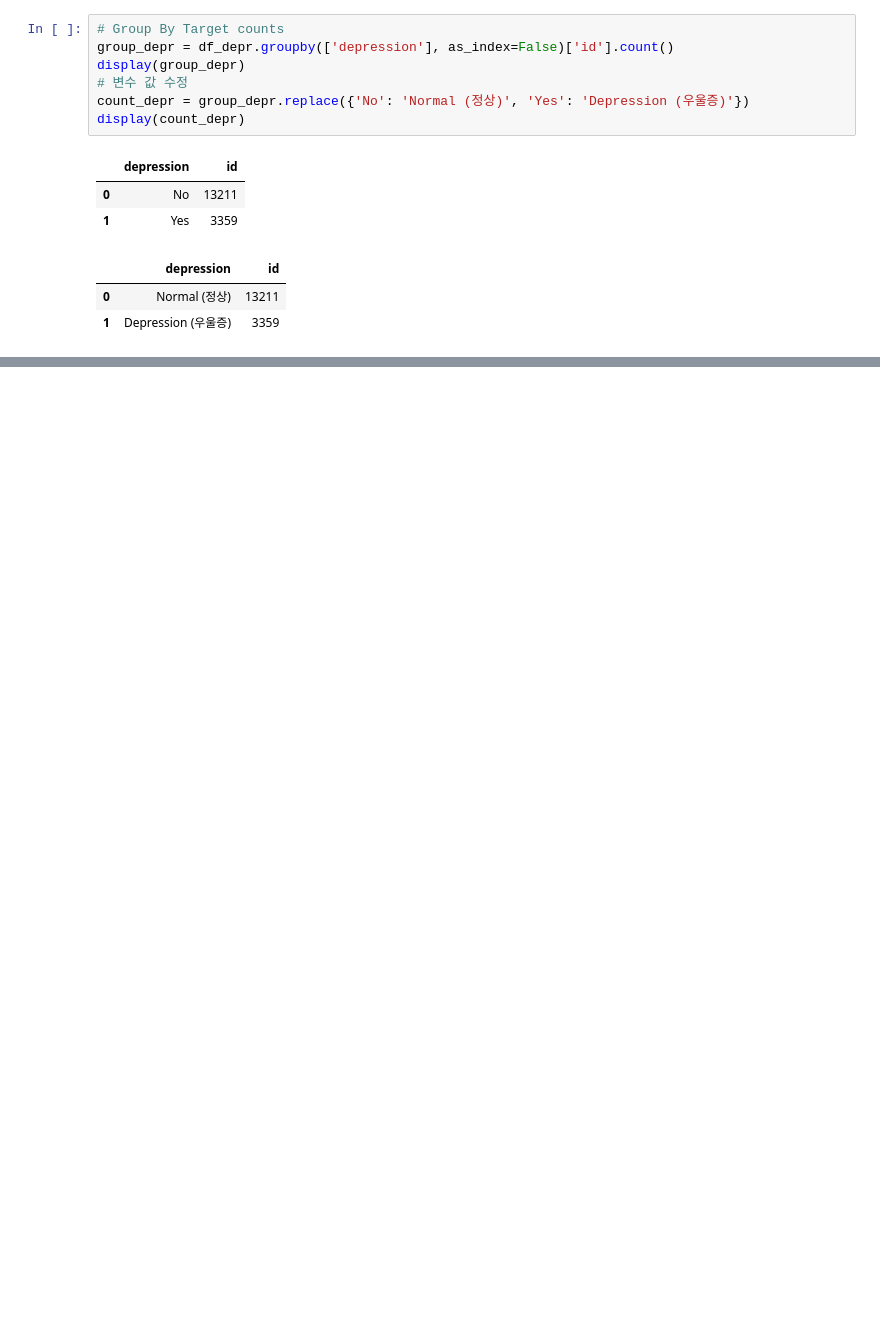
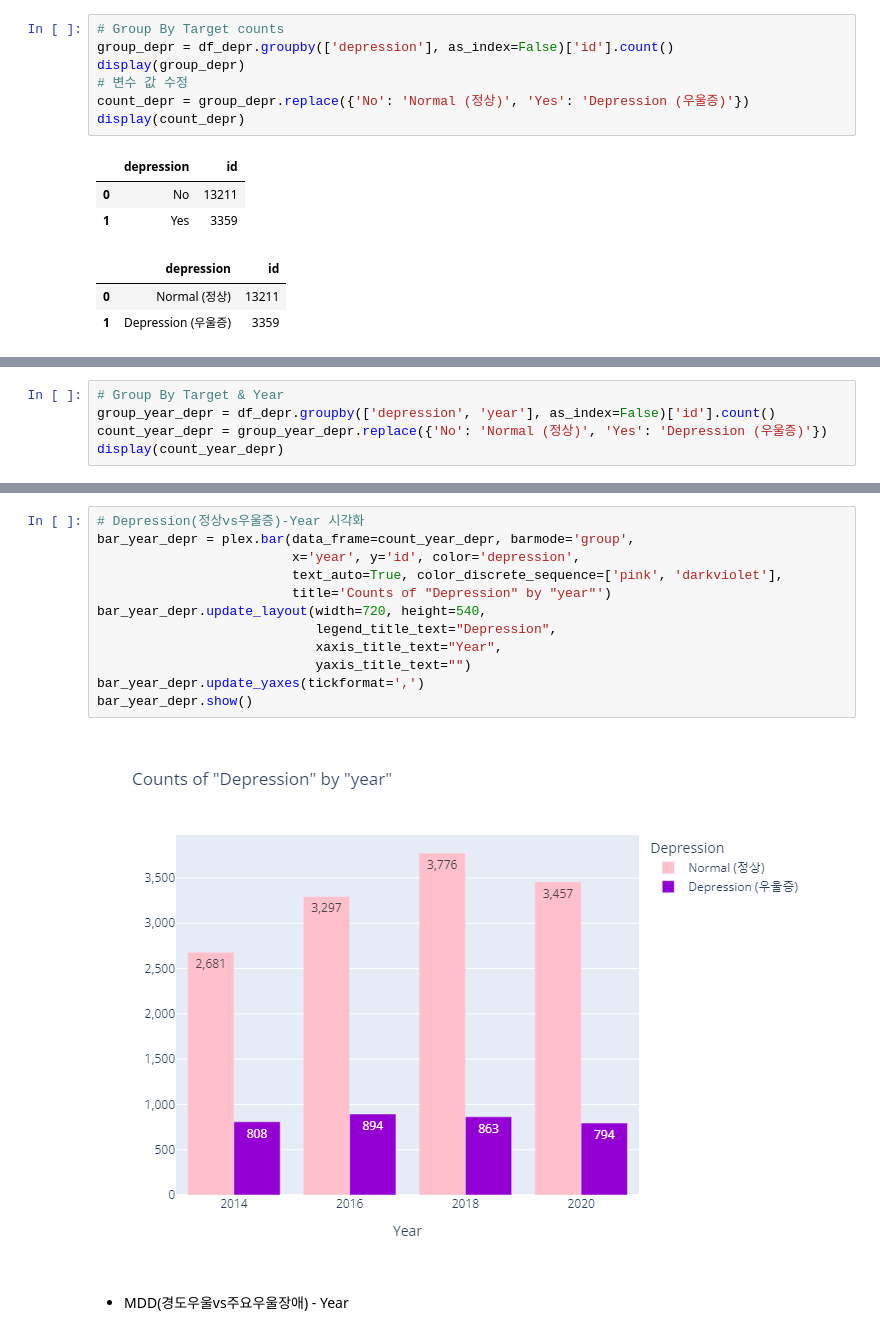
Before and after one commit to kyungjaecheong/Kor-DEEPression, a Jupyter notebook: 2_Modeling/2-2_EDA.ipynb, the cells around one changed output, grey strips where cells are left out. Drawn from its saved outputs; the diff is of its cells as text; blank space fills up the shorter version.

```diff
--- a/2_Modeling/2-2_EDA.ipynb
+++ b/2_Modeling/2-2_EDA.ipynb
@@ -316,0 +379,5 @@ plot_depr.show()
+# %%
+# Group By Target & Year
+group_year_depr = df_depr.groupby(['depression', 'year'], as_index=False)['id'].count()
+count_year_depr = group_year_depr.replace({'No': 'Normal (정상)', 'Yes': 'Depression (우울증)'})
+display(count_year_depr)
@@ -316,0 +394,16 @@ plot_depr.show()
+# %%
+# Depression(정상vs우울증)-Year 시각화
+bar_year_depr = plex.bar(data_frame=count_year_depr, barmode='group',
+                         x='year', y='id', color='depression',
+                         text_auto=True, color_discrete_sequence=['pink', 'darkviolet'],
+                         title='Counts of "Depression" by "year"')
+bar_year_depr.update_layout(width=720, height=540,
+                            legend_title_text="Depression",
+                            xaxis_title_text="Year",
+                            yaxis_title_text="")
+bar_year_depr.update_yaxes(tickformat=',')
+bar_year_depr.show()
+# %% [output]
+[figure, added]
+# %% [markdown]
+- MDD(경도우울vs주요우울장애) - Year
```
Also changed, not shown: parts of 50 cells of this notebook.
